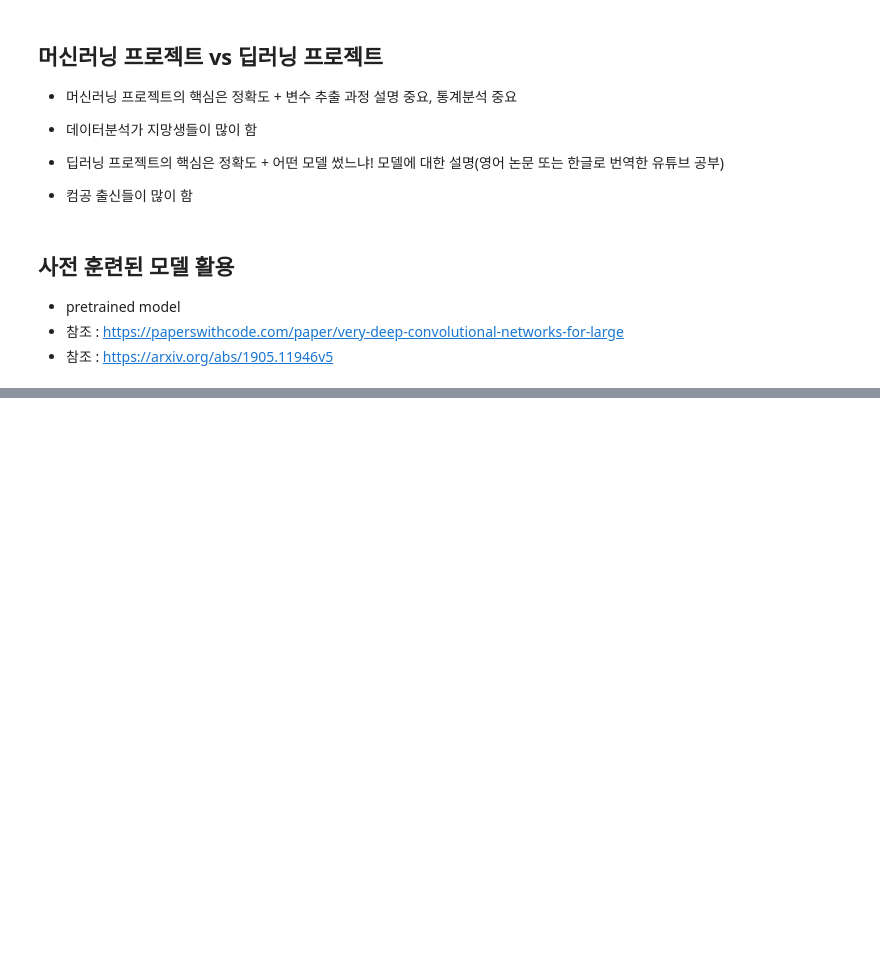
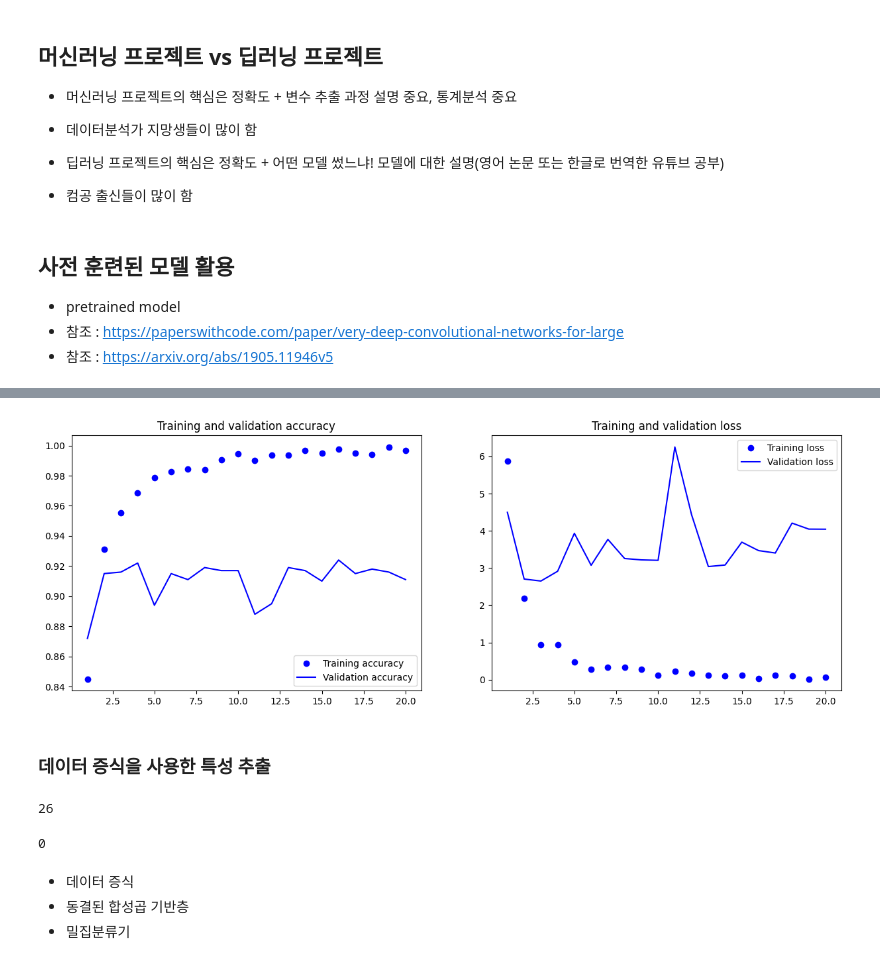
Before and after one commit to SangMingyu/TIL, a Jupyter notebook: Python/CNN.ipynb, the cells around one changed output, grey strips where cells are left out. Drawn from its saved outputs; the diff is of its cells as text; code cells hidden in the pictures; blank space fills up the shorter version.

```diff
--- a/Python/CNN.ipynb
+++ b/Python/CNN.ipynb
@@ -484,0 +530,12 @@ print(f"테스트 정확도: {test_acc:.3f}")
+# %%
+# predict() 메서드 호출 넘파이 배열로 특성을 추출
+def get_features_and_labels(dataset):
+  all_features = [] # 특성
+  all_labels = [] # 각 특성에 맞는 label
+  for images, labels in dataset:
+    preprocessed_images = keras.applications.vgg16.preprocess_input(images)
+    features = conv_base.predict(preprocessed_images)
+    all_features.append(features)
+    all_labels.append(labels)
+
+  return np.concatenate(all_features), np.concatenate(all_labels)
@@ -484,0 +570,6 @@ print(f"테스트 정확도: {test_acc:.3f}")
+# %%
+train_features, train_labels = get_features_and_labels(train_dataset)
+val_features, val_labels = get_features_and_labels(validation_dataset)
+test_features, test_labels = get_features_and_labels(test_dataset)
+
+train_features.shape, train_labels.shape
@@ -484,0 +644,23 @@ print(f"테스트 정확도: {test_acc:.3f}")
+# %%
+# 상단에 vgg16이 있고, 여기 출력층이 5, 5, 512
+inputs = keras.Input(shape=(6, 6, 1280))
+x = layers.Flatten()(inputs) # Dense 특성 주입하기 전에 Flatten 층을 사용합니다.
+x = layers.Dense(256)(x)
+x = layers.Dropout(0.5)(x)
+outputs = layers.Dense(1, activation = 'sigmoid')(x)
+model = keras.Model(inputs, outputs)
+model.compile(loss="binary_crossentropy",
+              optimizer="rmsprop",
+              metrics=["accuracy"])
+
+callbacks = [
+    keras.callbacks.ModelCheckpoint(
+      filepath="feature_extraction.keras",
+      save_best_only=True,
+      monitor="val_loss")
+]
+history = model.fit(
+    train_features, train_labels,
+    epochs=20,
+    validation_data=(val_features, val_labels),
+    callbacks=callbacks)
@@ -484,0 +685,6 @@ print(f"테스트 정확도: {test_acc:.3f}")
+# %%
+check_train_val_plot(history)
+# %% [output]
+[figure, added]
+# %% [markdown]
+### 데이터 증식을 사용한 특성 추출
@@ -484,0 +695,14 @@ print(f"테스트 정확도: {test_acc:.3f}")
+# %%
+conv_base.trainable=True
+print(len(conv_base.trainable_weights)) # 동결 전
+# %% [output]
+26
+# %%
+conv_base.trainable=False
+print(len(conv_base.trainable_weights)) # 동결 후
+# %% [output]
+0
+# %% [markdown]
+- 데이터 증식
+- 동결된 합성곱 기반층
+- 밀집분류기
```
Also changed, not shown: parts of 31 cells of this notebook.
